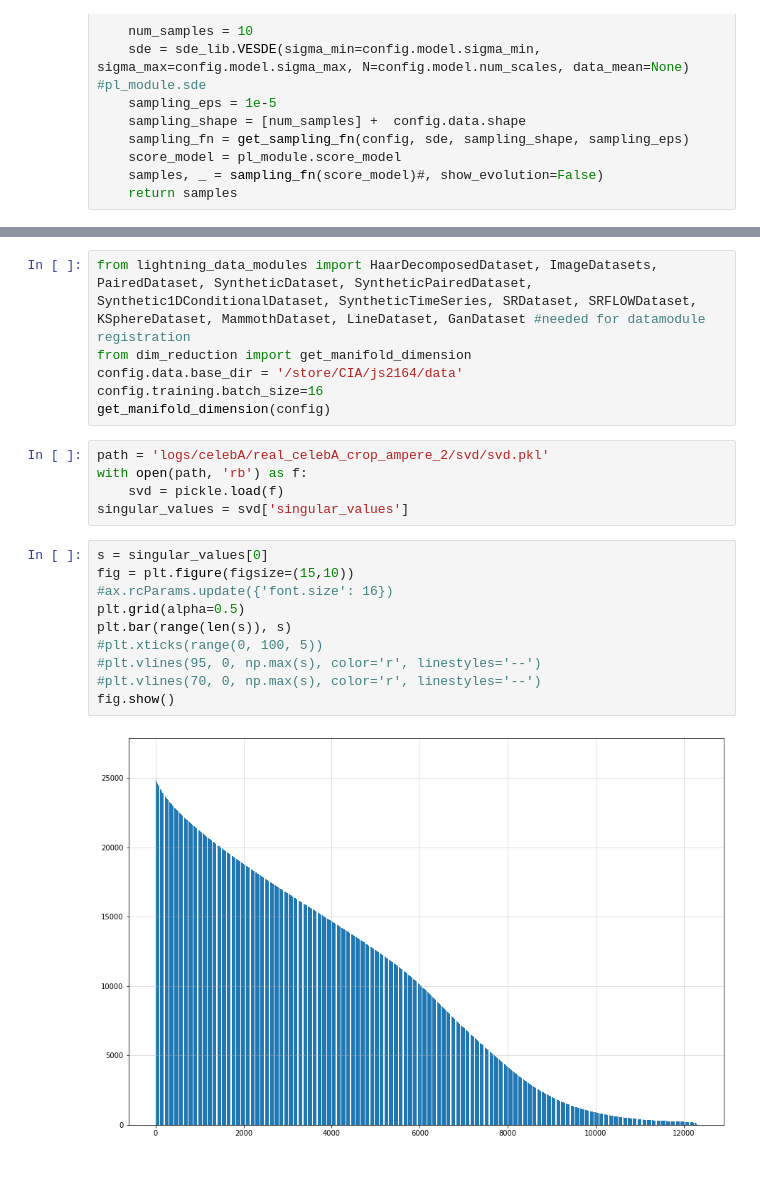
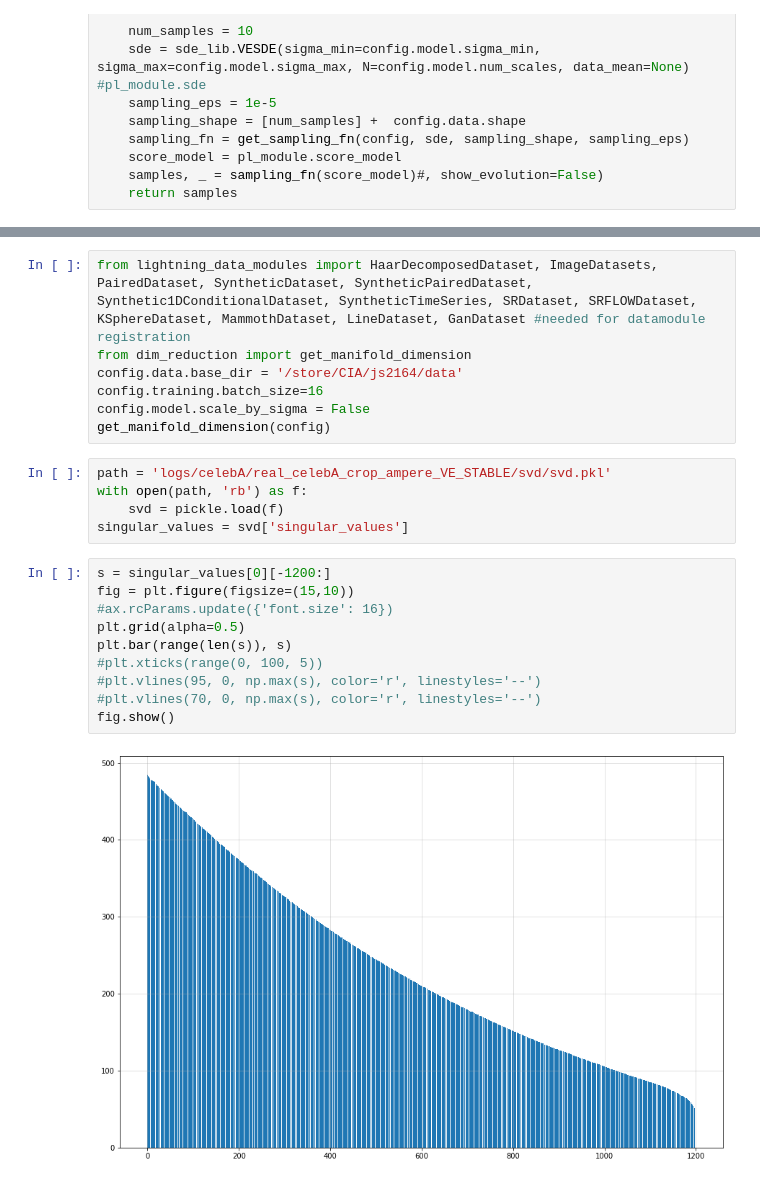
Before and after one commit to GBATZOLIS/conditional_score_diffusion, a Jupyter notebook: notebooks/sample_from_trained_celebA.ipynb, the cells around one changed output, grey strips where cells are left out. Drawn from its saved outputs; the diff is of its cells as text.

```diff
--- a/notebooks/sample_from_trained_celebA.ipynb
+++ b/notebooks/sample_from_trained_celebA.ipynb
@@ -71,21 +73,22 @@ from lightning_data_modules import HaarDecomposedDataset, ImageDatasets, PairedD
 from dim_reduction import get_manifold_dimension
 config.data.base_dir = '/store/CIA/js2164/data'
 config.training.batch_size=16
+config.model.scale_by_sigma = False
 get_manifold_dimension(config)
 # %%
-path = 'logs/celebA/real_celebA_crop_ampere_2/svd/svd.pkl'
+path = 'logs/celebA/real_celebA_crop_ampere_VE_STABLE/svd/svd.pkl'
 with open(path, 'rb') as f:
     svd = pickle.load(f)
 singular_values = svd['singular_values']
 # %%
-s = singular_values[0]
+s = singular_values[0][-1200:]
 fig = plt.figure(figsize=(15,10))
 #ax.rcParams.update({'font.size': 16})
 plt.grid(alpha=0.5)
 plt.bar(range(len(s)), s)
 #plt.xticks(range(0, 100, 5))
 #plt.vlines(95, 0, np.max(s), color='r', linestyles='--')
 #plt.vlines(70, 0, np.max(s), color='r', linestyles='--')
 fig.show()
 # %% [output]
-[figure, old version]
+[figure, new version]
```
Also changed, not shown: parts of 5 cells of this notebook, 2 other files.
